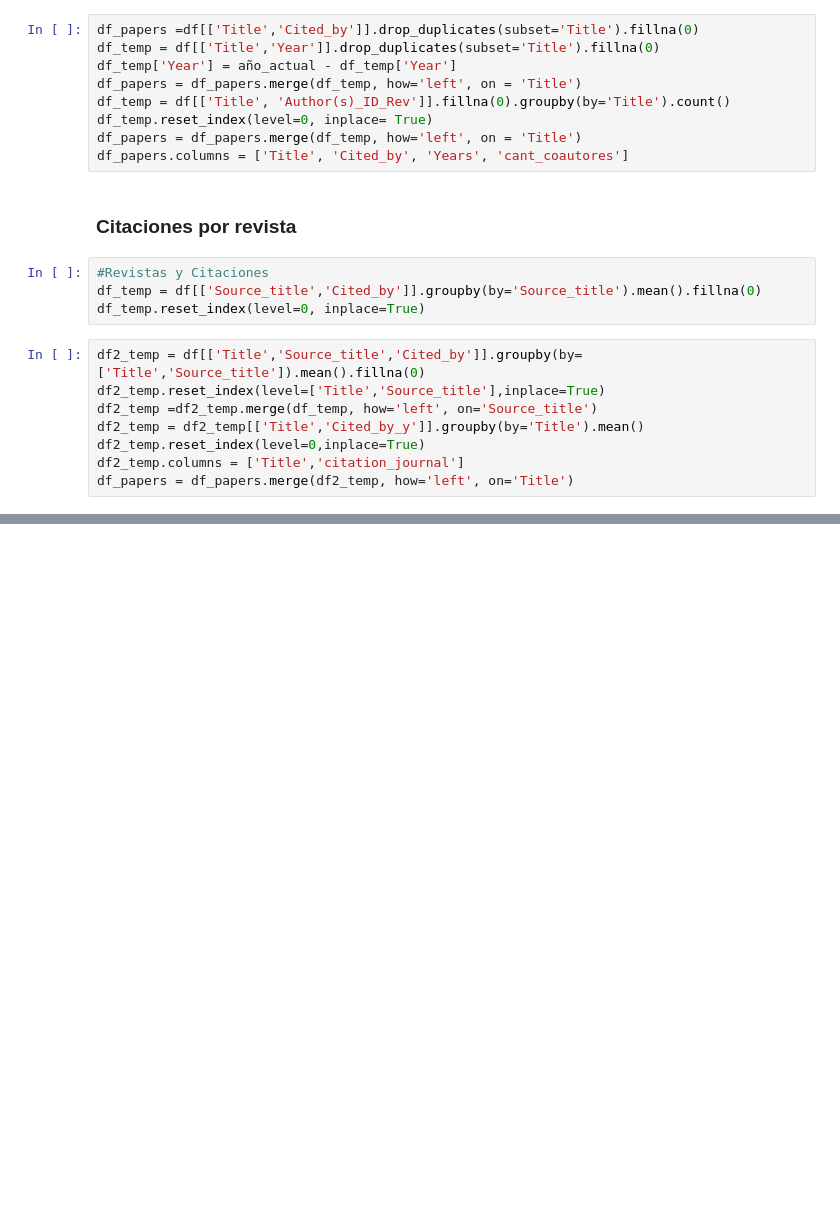
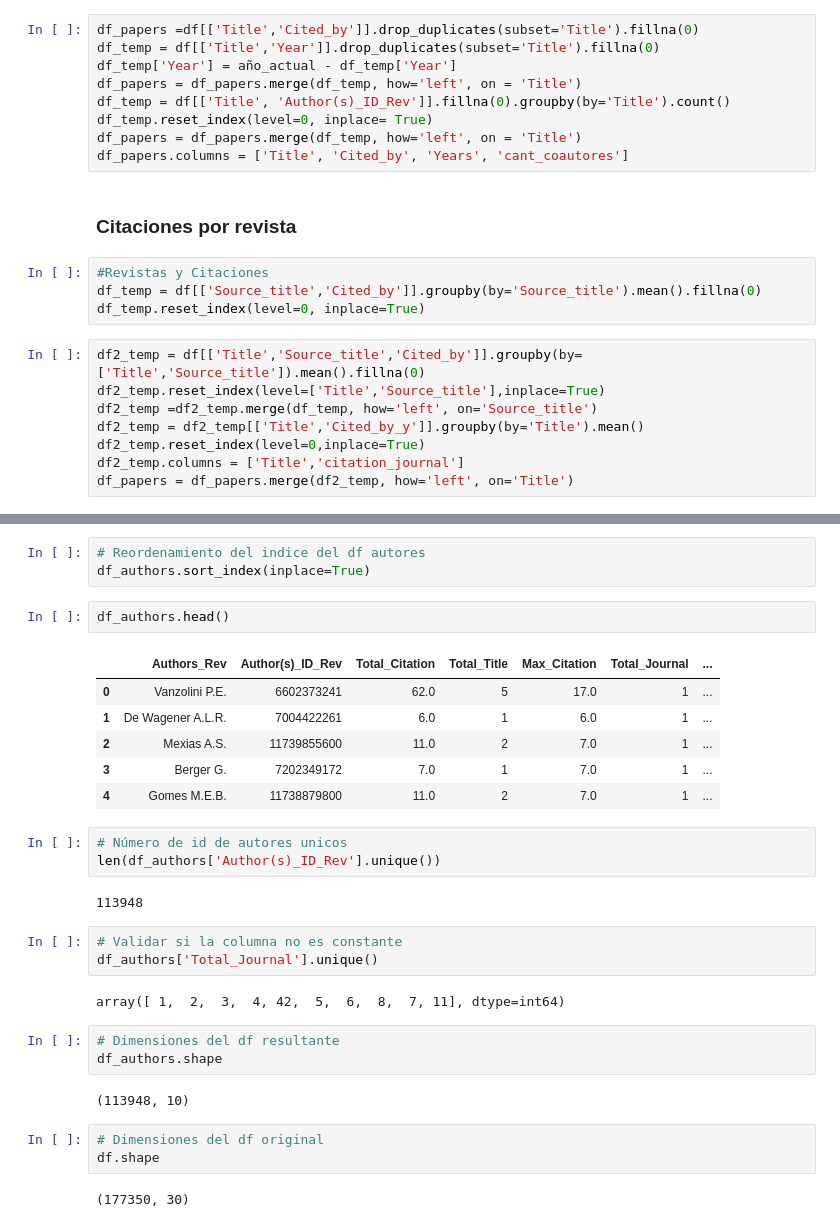
Before and after one commit to Lestydelgado/Repositorio-secreto-Scielo, a Jupyter notebook: Métricas Modelo.ipynb, the cells around one changed output, grey strips where cells are left out. Drawn from its saved outputs; the diff is of its cells as text; blank space fills up the shorter version.

```diff
--- a/Métricas Modelo.ipynb
+++ b/Métricas Modelo.ipynb
@@ -160,0 +197,32 @@ df_papers.to_csv(r'Data/indicadores_papers.csv')
+# %%
+# Reordenamiento del indice del df autores
+df_authors.sort_index(inplace=True)
+# %%
+df_authors.head()
+# %% [output]
+|  | Authors_Rev | Author(s)_ID_Rev | Total_Citation | Total_Title | Max_Citation | Total_Journal | ... |
+| 0 | Vanzolini P.E. | 6602373241 | 62.0 | 5 | 17.0 | 1 | ... |
+| 1 | De Wagener A.L.R. | 7004422261 | 6.0 | 1 | 6.0 | 1 | ... |
+| 2 | Mexias A.S. | 11739855600 | 11.0 | 2 | 7.0 | 1 | ... |
+| 3 | Berger G. | 7202349172 | 7.0 | 1 | 7.0 | 1 | ... |
+| 4 | Gomes M.E.B. | 11738879800 | 11.0 | 2 | 7.0 | 1 | ... |
+# %%
+# Número de id de autores unicos
+len(df_authors['Author(s)_ID_Rev'].unique())
+# %% [output]
+113948
+# %%
+# Validar si la columna no es constante
+df_authors['Total_Journal'].unique()
+# %% [output]
+array([ 1,  2,  3,  4, 42,  5,  6,  8,  7, 11], dtype=int64)
+# %%
+# Dimensiones del df resultante
+df_authors.shape
+# %% [output]
+(113948, 10)
+# %%
+# Dimensiones del df original
+df.shape
+# %% [output]
+(177350, 30)
```
Also changed, not shown: parts of 27 cells of this notebook.
